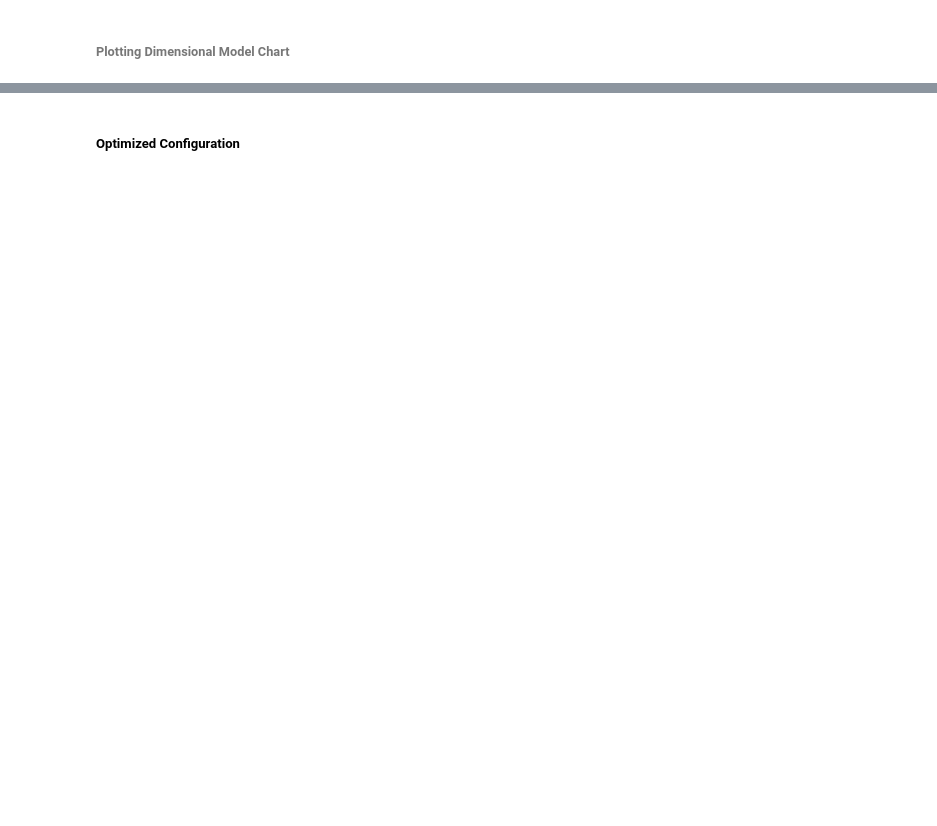
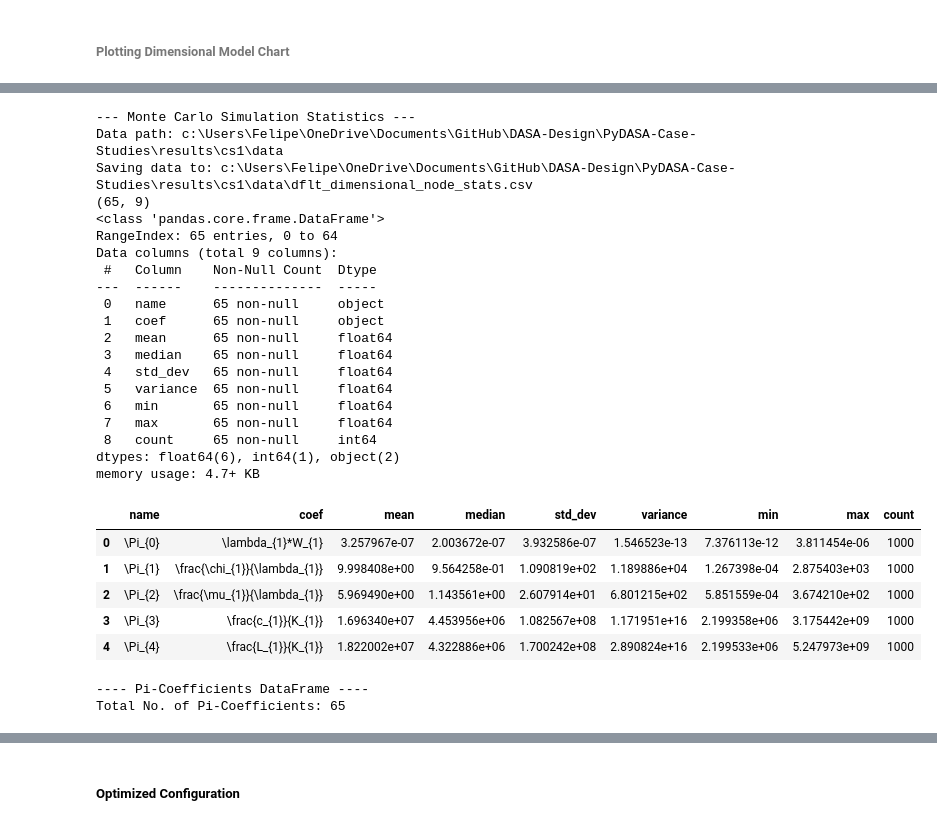
Before and after one commit to DASA-Design/PyDASA-CS1-TAS, a Jupyter notebook: CS-01C - TAS - Dimensional Modelling.ipynb, the cells around one changed output, grey strips where cells are left out. Cells and saved outputs as stored; diff of their text form; code cells hidden in the pictures; blank space fills up the shorter version.

```diff
--- a/CS-01C - TAS - Dimensional Modelling.ipynb
+++ b/CS-01C - TAS - Dimensional Modelling.ipynb
@@ -534,22 +588,22 @@ Sensitivity Report for Dimensional Model ID: 13
 ###### **Running Monte Carlo Simulation**
 # %%
 print("---- Create Monte Carlo Simulations ----")
-monte_carlo_groups = {}
+dflt_mc_groups = {}
 
-for dm in dimensional_model_groups:
+for dm in dflt_dim_model_groups:
     print(f"Indexing Coefficient Groups from the Dimensional Model ID: {dm}")
-    # for pi, coef in dimensional_model_groups[dm].coefficients.items():
+    # for pi, coef in dflt_dim_model_groups[dm].coefficients.items():
     # creating sensitivity group
-    monte_carlo_groups[dm] = MonteCarloHandler(
+    dflt_mc_groups[dm] = MonteCarloHandler(
         _idx=dm,
         _fwk="SOFTWARE",
         _sym=f"$MC_{{TAS_{dm}}}$",
         name=f"Monte Carlo Simulation for TAS DM {dm}",
         description=f"Monte Carlo Simulation TAS Dimensional Model ID {dm}.",
-        _variables=dimensional_model_groups[dm]._relevant_lt,
-        _coefficients=dimensional_model_groups[dm].coefficients,
+        _variables=dflt_dim_model_groups[dm]._relevant_lt,
+        _coefficients=dflt_dim_model_groups[dm].coefficients,
     )
-    n = len(monte_carlo_groups[dm].coefficients)
+    n = len(dflt_mc_groups[dm].coefficients)
     print(f"\tIndexed {n} Coefficients Monte Carlo: {dm}\n")
 # %% [output]
 ---- Create Monte Carlo Simulations ----
@@ -613,7 +652,7 @@ for md in monte_carlo_groups:
 # %% [markdown]
 ###### **Plotting Dimensional Model Chart**
 # %%
-print("---- Monte Carlo Simulation Post-Processing ----")
+print("---- Monte Carlo Simulation Post-Processing (Exp + Stats) ----")
 # detailed report
 # coefficient global index
 i = 0
@@ -628,17 +667,17 @@ stats_records = []
 pi_coef = {}
 
 # iterate over monte carlo groups
-for mcg in monte_carlo_groups:
+for mcg in dflt_mc_groups:
     # monte carlo group header
-    n = monte_carlo_groups[mcg]._iterations
+    n = dflt_mc_groups[mcg]._iterations
     _msg = f"\tMonte Carlo Simulation Group: {mcg}, with {n} samples."
     print(_msg)
-    _vars = monte_carlo_groups[mcg].variables.keys()
+    _vars = dflt_mc_groups[mcg].variables.keys()
     # _vars = ", ".join(v for v in _vars)
     _msg = f"\tN Variables: {len(_vars)}, Var := {list(_vars)}"
     print(_msg)
 
-    _coefs = monte_carlo_groups[mcg].coefficients
+    _coefs = dflt_mc_groups[mcg].coefficients
     print(f"\tNo. of Pi-Coefficients in the group: {len(_coefs)}")
     # iterating the Pi names of the group coefficients
     for j, pi in enumerate(_coefs):
@@ -657,7 +696,7 @@ for mcg in monte_carlo_groups:
         pi_coef[pi_rename] = coef.pi_expr
 
         # get simulation results
-        simulations = monte_carlo_groups[mcg].get_simulation(pi)
+        simulations = dflt_mc_groups[mcg].get_simulation(pi)
         # print(type(simulations))
         if simulations:
             # exporting results
@@ -687,5 +726,5 @@ for mcg in monte_carlo_groups:
     print(f"\tEnding Monte Carlo group No.: {mcg}...\n")
 
 # creating DataFrame from records
-exp_df = pd.DataFrame(exp_records)
-stats_df = pd.DataFrame(stats_records)
+dflt_mc_exp = pd.DataFrame(exp_records)
+dflt_mc_stats = pd.DataFrame(stats_records)
@@ -702,16 +779,54 @@ stats_df.head()
+# %%
+print("\n--- Monte Carlo Simulation Statistics ---")
+
+# save data
+# select result folder
+file_path = os.path.join(PATH, results_folder, cs_folder, data_folder)
+print(f"Data path: {file_path}")
+save(file_path, "dflt_dimensional_node_stats.csv", dflt_mc_stats)
+
+print(dflt_mc_stats.shape)
+dflt_mc_stats.info()
+dflt_mc_stats.head()
+# %% [output]
+--- Monte Carlo Simulation Statistics ---
+Data path: c:\Users\Felipe\OneDrive\Documents\GitHub\DASA-Design\PyDASA-Case-Studies\results\cs1\data
+Saving data to: c:\Users\Felipe\OneDrive\Documents\GitHub\DASA-Design\PyDASA-Case-Studies\results\cs1\data\dflt_dimensional_node_stats.csv
+(65, 9)
+<class 'pandas.core.frame.DataFrame'>
+RangeIndex: 65 entries, 0 to 64
+Data columns (total 9 columns):
+ #   Column    Non-Null Count  Dtype
+---  ------    --------------  -----
+ 0   name      65 non-null     object
+ 1   coef      65 non-null     object
+ 2   mean      65 non-null     float64
+ 3   median    65 non-null     float64
+ 4   std_dev   65 non-null     float64
+ 5   variance  65 non-null     float64
+ 6   min       65 non-null     float64
+ 7   max       65 non-null     float64
+ 8   count     65 non-null     int64
+dtypes: float64(6), int64(1), object(2)
+memory usage: 4.7+ KB
+|  | name | coef | mean | median | std_dev | variance | min | max | count |
+| 0 | \Pi_{0} | \lambda_{1}*W_{1} | 3.257967e-07 | 2.003672e-07 | 3.932586e-07 | 1.546523e-13 | 7.376113e-12 | 3.811454e-06 | 1000 |
+| 1 | \Pi_{1} | \frac{\chi_{1}}{\lambda_{1}} | 9.998408e+00 | 9.564258e-01 | 1.090819e+02 | 1.189886e+04 | 1.267398e-04 | 2.875403e+03 | 1000 |
+| 2 | \Pi_{2} | \frac{\mu_{1}}{\lambda_{1}} | 5.969490e+00 | 1.143561e+00 | 2.607914e+01 | 6.801215e+02 | 5.851559e-04 | 3.674210e+02 | 1000 |
+| 3 | \Pi_{3} | \frac{c_{1}}{K_{1}} | 1.696340e+07 | 4.453956e+06 | 1.082567e+08 | 1.171951e+16 | 2.199358e+06 | 3.175442e+09 | 1000 |
+| 4 | \Pi_{4} | \frac{L_{1}}{K_{1}} | 1.822002e+07 | 4.322886e+06 | 1.700242e+08 | 2.890824e+16 | 2.199533e+06 | 5.247973e+09 | 1000 |
 # %%
 print("---- Pi-Coefficients DataFrame ----")
 # Extracting just the coefficients from the experimental DataFrame
 pi_keys = list(pi_coef.keys())
 print(f"Total No. of Pi-Coefficients: {len(pi_keys)}")
-pi_df = pd.DataFrame(exp_df[pi_keys])
+dflt_pi_coefs = pd.DataFrame(dflt_mc_exp[pi_keys])
 pi_cols = {}
 # renaming columns with coef = formula
 for k, v in pi_coef.items():
     pi_cols[k] = f"{k}={v}"
 # renaming columns
-pi_df.rename(columns=pi_cols, inplace=True)
-# checking the Pi DataFrame
-print(pi_df.shape)
-pi_df.info()
-pi_df.head()
+dflt_pi_coefs.rename(columns=pi_cols, inplace=True)
+# %% [output]
+---- Pi-Coefficients DataFrame ----
+Total No. of Pi-Coefficients: 65
```
Also changed, not shown: parts of 75 cells of this notebook, 26 other files.
